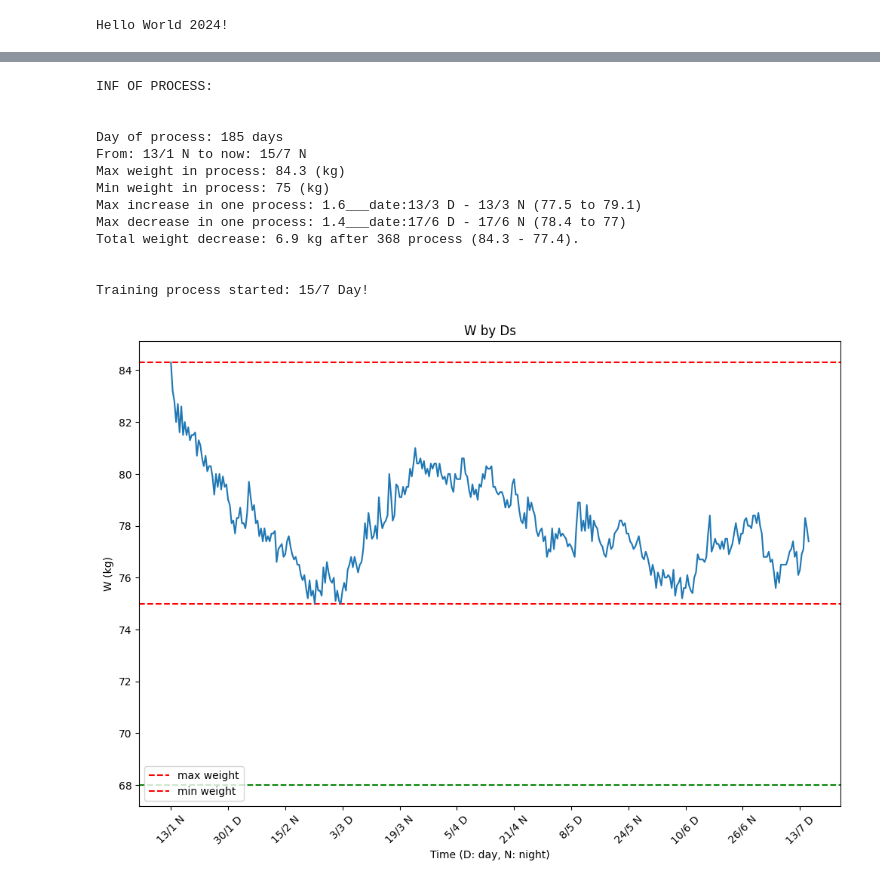
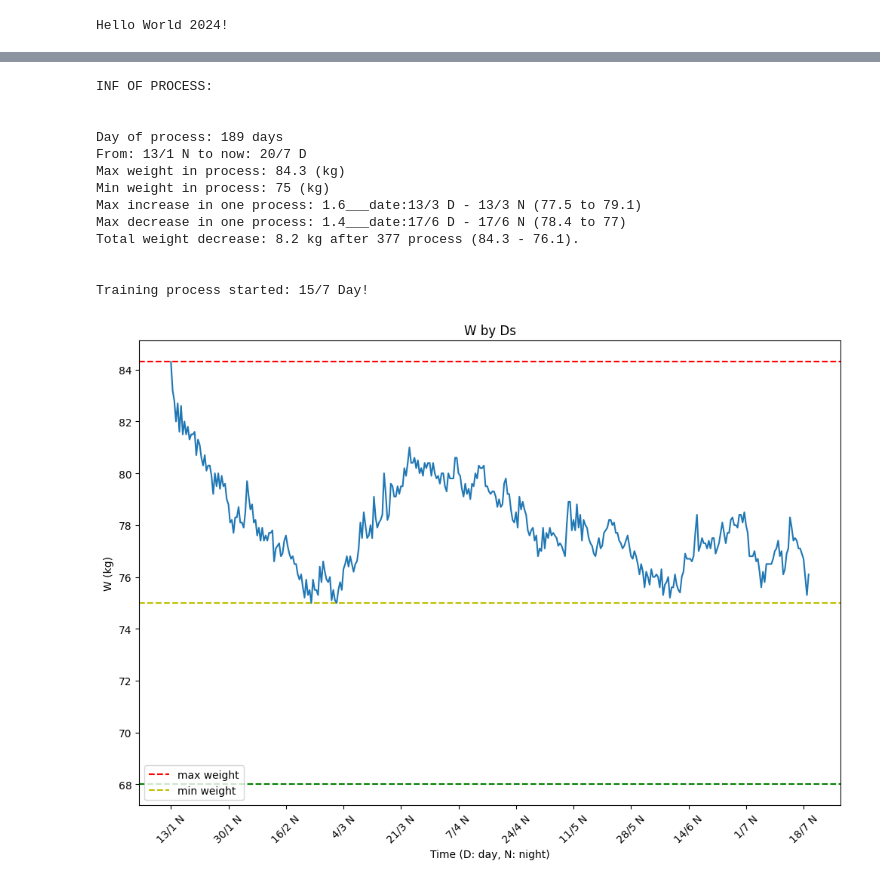
Before and after one commit to thanhbl-hust/2024_plning, a Jupyter notebook: train_12_1/weights.ipynb, the cells around one changed output, grey strips where cells are left out. Drawn from its saved outputs; the diff is of its cells as text; code cells hidden in the pictures.

```diff
--- a/train_12_1/weights.ipynb
+++ b/train_12_1/weights.ipynb
@@ -91,7 +91,8 @@ w = [
     76.8,  77,     76.6,   76.7,   76.2,   75.6,   76.2,   75.8,
     76.5,  76.5,   76.5,   76.5,   76.7,   77,     77.1,   77.4,
     76.8,  77,     76.1,   76.3,   76.9,   77.1,   78.3,   77.9,
-    77.4
+    77.4,  77.5,   77.4,    77.1,   77.1,   76.9,  76.7,   76,
+    75.3,  76.1
 ]
 
 d = [
@@ -141,7 +142,8 @@ d = [
      '3/7 N',  '4/7 D',  '4/7 N',  '5/7 D',  '5/7 N',  '6/7 D',  '6/7 N',  '7/7 D',
      '7/7 N',  '8/7 D',  '8/7 N',  '9/7 D',  '9/7 N', '10/7 D', '10/7 N', '11/7 D',
     '11/7 N', '12/7 D', '12/7 N', '13/7 D', '13/7 N', '14/7 D', '14/7 N', '15/7 D',
-    '15/7 N'
+    '15/7 N', '16/7 D', '16/7 N', '17/7 D', '17/7 N', '18/7 D', '18/7 N', '19/7 D',
+    '19/7 N', '20/7 D'
 ]
 # %%
 def paint(w, d, set_time):
@@ -177,36 +179,36 @@ def paint(w, d, set_time):
     print('\n')
 
     print(f'Training process started: 15/7 Day!')
 
     fig = plt.figure(figsize=(12, 8))
     plt.axhline(y = max_value, color = 'r', linestyle = '--', label = 'Max')
-    plt.axhline(y = min_value, color = 'r', linestyle = '--', label = 'Min')
+    plt.axhline(y = min_value, color = 'y', linestyle = '--', label = 'Min')
 
-    plt.axhline(y = 68, color = 'g', linestyle = '--', label = 'Min')
+    plt.axhline(y = 68, color = 'g', linestyle = '--', label = 'Expected')
 
     plt.plot(d, w, marker = '')
     plt.xlabel('Time (D: day, N: night)')
     plt.ylabel('W (kg)')
     plt.title('W by Ds')
     plt.xticks(x_ticks, x_labels, rotation = 45)
     plt.legend(['max weight', 'min weight'], loc = 'lower left')
     plt.show()
 
 
 check = len(w)
 paint(w[:check], d[:check], 11)
 # %% [output]
 INF OF PROCESS:
 
 
-Day of process: 185 days
-From: 13/1 N to now: 15/7 N
+Day of process: 189 days
+From: 13/1 N to now: 20/7 D
 Max weight in process: 84.3 (kg)
 Min weight in process: 75 (kg)
 Max increase in one process: 1.6___date:13/3 D - 13/3 N (77.5 to 79.1)
 Max decrease in one process: 1.4___date:17/6 D - 17/6 N (78.4 to 77)
-Total weight decrease: 6.9 kg after 368 process (84.3 - 77.4).
+Total weight decrease: 8.2 kg after 377 process (84.3 - 76.1).
 
 
 Training process started: 15/7 Day!
-[figure, old version]
+[figure, new version]
```
Also changed, not shown: parts of 1 cell of this notebook, 1 other file.
